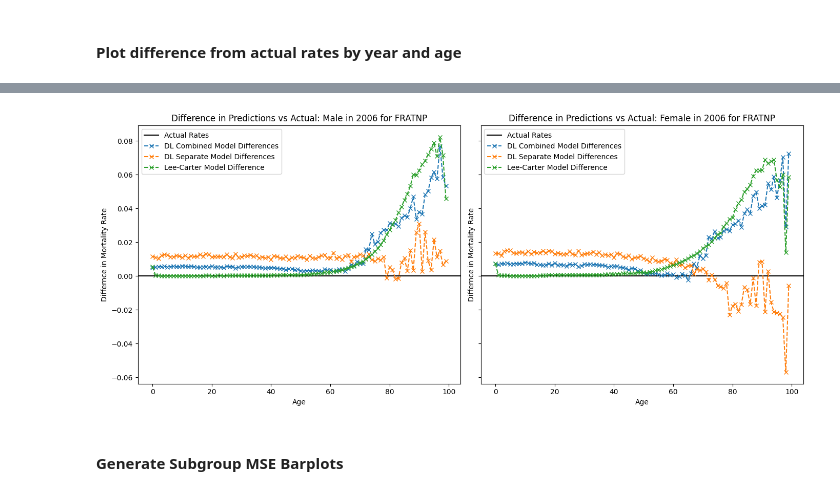
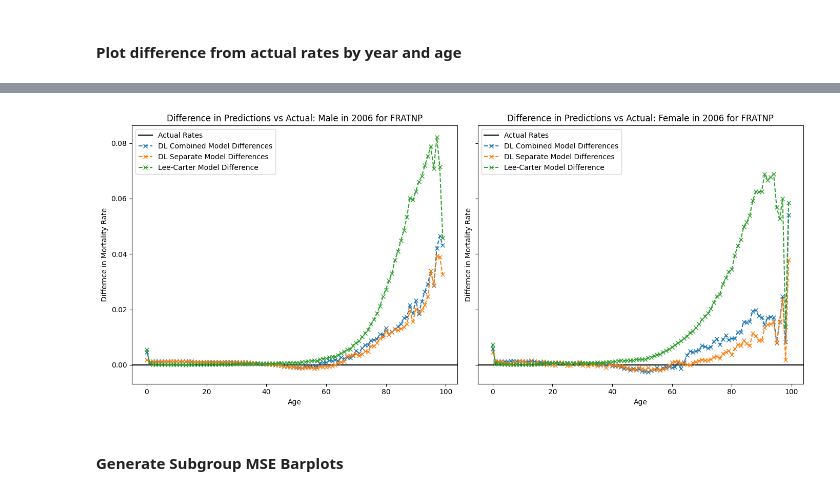
Before and after one commit to paigenpark/deep-mort, a Jupyter notebook: code/evaluate_models.ipynb, the cells around one changed output, grey strips where cells are left out. Saved outputs shown, nothing was run; the diff lists cells and outputs as text; code cells hidden in the pictures.

```diff
--- a/code/evaluate_models.ipynb
+++ b/code/evaluate_models.ipynb
@@ -188,10 +126 @@ combined = np.vstack((state_data, country_data))
-# %%
-training_index = np.logical_and(combined[:, 2] >= 1959, combined[:, 2] <= 2005)
-combined_training = combined[training_index, :]
-
-test_index = np.logical_and(combined[:, 2] > 2005, combined[:, 2] <= 2015)
-combined_test = combined[test_index, :]
-
-final_test_index = np.logical_and(combined[:, 2] > 2015, combined[:, 2] <= 2019)
-combined_final_test = combined[final_test_index, :]
 # %%
@@ -207,0 +282,2 @@ print(combined_geo_dim)
+# %%
+model_combined = keras.models.load_model('value_model1.keras', custom_objects={'CustomModel': CustomModel})
@@ -228,3 +359,5 @@ print(test)
+# %%
+model_combined = keras.models.load_model('model_combined.keras')
 # %% [markdown]
 ### MSE for states only from combined model
 # %%
@@ -252,5 +375,5 @@ final_test = combined[final_test_index, :]
 # %%
-lc_output, lc_predictions, lc_val_mse = lc_functions.run_lc_model(train_data=training_data, test_data=test_data)
+lc_output, lc_predictions, lc_val_mse = lc_functions.run_lc_model(train_data=combined_training, test_data=combined_test)
 # %% [output]
 Skipping Geo: 74.0, Gender: 1.0 due to NaN or infinite values in m_x
 # %%
@@ -442,5 +533,5 @@ figure_functions.plot_pred_diff_by_age(geo=0, year= 2006, age_range=np.arange(0,
 # %%
-plot_pred_diff_by_age(geo=62, year= 2006, age_range=np.arange(0,100), genders=[0,1], data=test_data,
+figure_functions.plot_pred_diff_by_age(geo=62, year= 2006, age_range=np.arange(0,100), genders=[0,1], data=combined_test,
                       dl_models={
                           'DL Combined': model_combined,
                           'DL Separate': model_country
@@ -466,4 +557,4 @@ plot_pred_diff_by_age(geo=62, year= 2006, age_range=np.arange(0,100), genders=[0
-[figure, old version]
+[figure, new version]
 # %% [markdown]
 #### Generate Subgroup MSE Barplots
 # %% [markdown]
```
Also changed, not shown: parts of 72 cells of this notebook, 16 other files.
